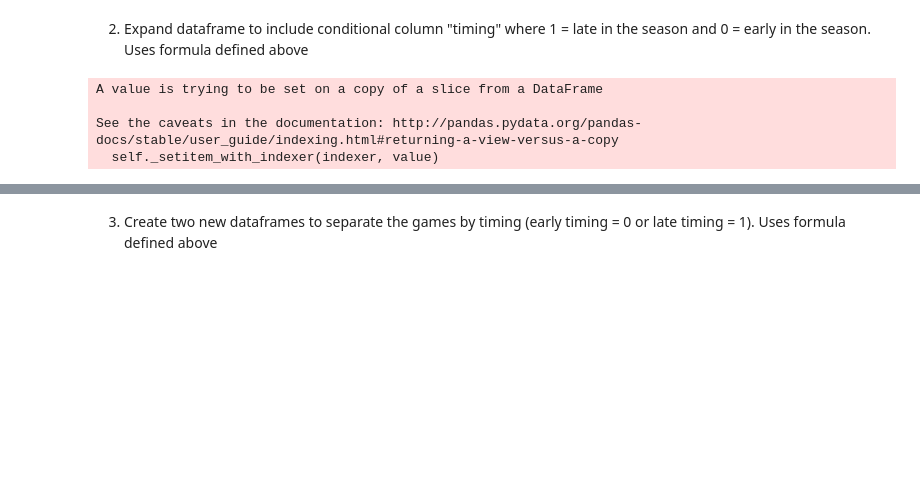
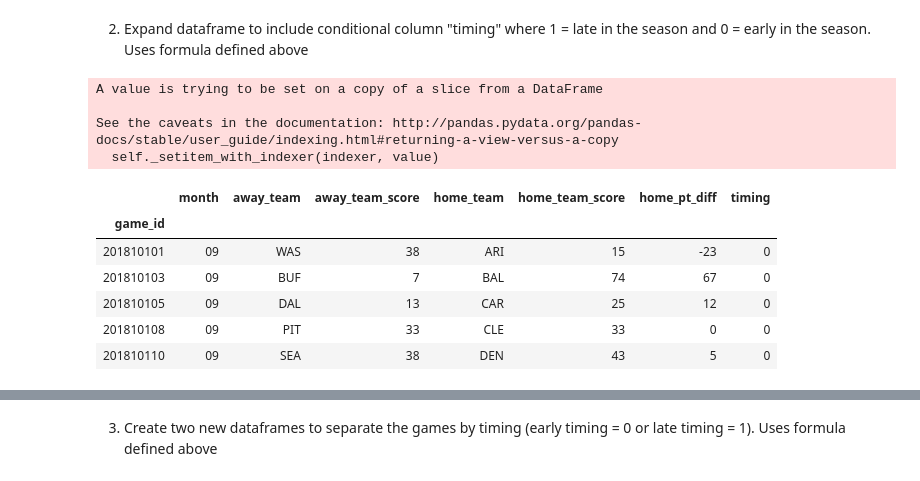
Before and after one commit to jprinfret/home_field_advantage, a Jupyter notebook: evaluating_home_field_advantage.ipynb, the cells around one changed output, grey strips where cells are left out. Saved outputs shown, nothing was run; the diff lists cells and outputs as text; code cells hidden in the pictures; blank space fills up the shorter version.

```diff
--- a/evaluating_home_field_advantage.ipynb
+++ b/evaluating_home_field_advantage.ipynb
@@ -446,3 +488,13 @@ A value is trying to be set on a copy of a slice from a DataFrame
 
 See the caveats in the documentation: http://pandas.pydata.org/pandas-docs/stable/user_guide/indexing.html#returning-a-view-versus-a-copy
   self._setitem_with_indexer(indexer, value)
+# %%
+nfl_df.head()
+# %% [output]
+|  | month | away_team | away_team_score | home_team | home_team_score | home_pt_diff | timing |
+| game_id |  |  |  |  |  |  |  |
+| 201810101 | 09 | WAS | 38 | ARI | 15 | -23 | 0 |
+| 201810103 | 09 | BUF | 7 | BAL | 74 | 67 | 0 |
+| 201810105 | 09 | DAL | 13 | CAR | 25 | 12 | 0 |
+| 201810108 | 09 | PIT | 33 | CLE | 33 | 0 | 0 |
+| 201810110 | 09 | SEA | 38 | DEN | 43 | 5 | 0 |
```
Also changed, not shown: parts of 17 cells of this notebook.
